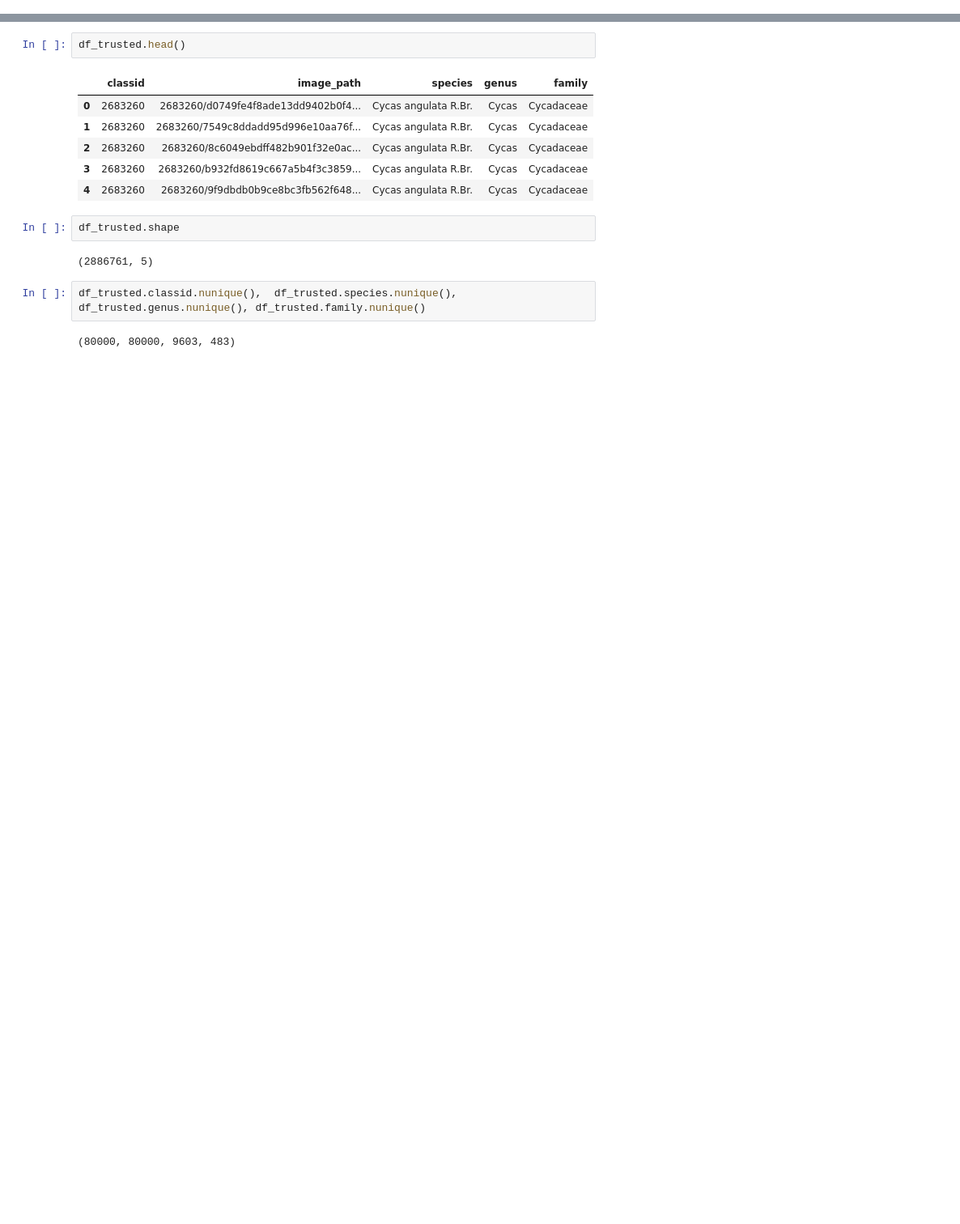
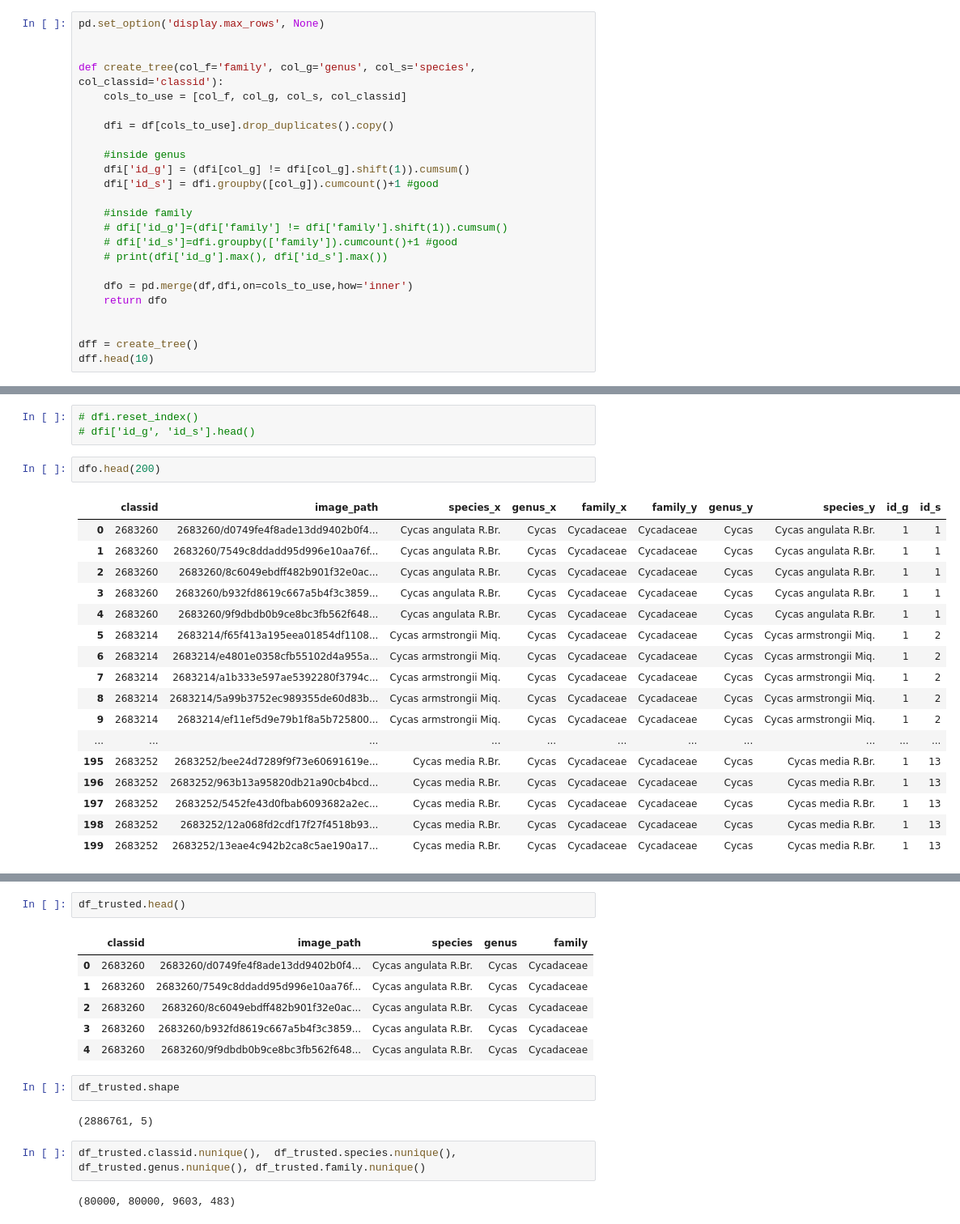
Before and after one commit to maeotaku/biomachina_hierarchical_softmax, a Jupyter notebook: supr_training.ipynb, the cells around one changed output, grey strips where cells are left out. Shown at 81% size. Saved outputs shown, nothing was run; the diff lists cells and outputs as text; blank space fills up the shorter version.

```diff
--- a/supr_training.ipynb
+++ b/supr_training.ipynb
@@ -18,0 +90,24 @@ from datasets import PlantCLEF2022Supr, PlantCLEF2022_Dataset
+# %%
+pd.set_option('display.max_rows', None)
+
+
+def create_tree(col_f='family', col_g='genus', col_s='species', col_classid='classid'):
+    cols_to_use = [col_f, col_g, col_s, col_classid]
+
+    dfi = df[cols_to_use].drop_duplicates().copy()
+
+    #inside genus
+    dfi['id_g'] = (dfi[col_g] != dfi[col_g].shift(1)).cumsum()
+    dfi['id_s'] = dfi.groupby([col_g]).cumcount()+1 #good
+
+    #inside family
+    # dfi['id_g']=(dfi['family'] != dfi['family'].shift(1)).cumsum()
+    # dfi['id_s']=dfi.groupby(['family']).cumcount()+1 #good
+    # print(dfi['id_g'].max(), dfi['id_s'].max())
+
+    dfo = pd.merge(df,dfi,on=cols_to_use,how='inner')
+    return dfo
+
+
+dff = create_tree()
+dff.head(10)
@@ -18,0 +132,23 @@ from datasets import PlantCLEF2022Supr, PlantCLEF2022_Dataset
+# %%
+# dfi.reset_index()
+# dfi['id_g', 'id_s'].head()
+# %%
+dfo.head(200)
+# %% [output]
+|  | classid | image_path | species_x | genus_x | family_x | family_y | genus_y | species_y | id_g | id_s |
+| 0 | 2683260 | 2683260/d0749fe4f8ade13dd9402b0f4... | Cycas angulata R.Br. | Cycas | Cycadaceae | Cycadaceae | Cycas | Cycas angulata R.Br. | 1 | 1 |
+| 1 | 2683260 | 2683260/7549c8ddadd95d996e10aa76f... | Cycas angulata R.Br. | Cycas | Cycadaceae | Cycadaceae | Cycas | Cycas angulata R.Br. | 1 | 1 |
+| 2 | 2683260 | 2683260/8c6049ebdff482b901f32e0ac... | Cycas angulata R.Br. | Cycas | Cycadaceae | Cycadaceae | Cycas | Cycas angulata R.Br. | 1 | 1 |
+| 3 | 2683260 | 2683260/b932fd8619c667a5b4f3c3859... | Cycas angulata R.Br. | Cycas | Cycadaceae | Cycadaceae | Cycas | Cycas angulata R.Br. | 1 | 1 |
+| 4 | 2683260 | 2683260/9f9dbdb0b9ce8bc3fb562f648... | Cycas angulata R.Br. | Cycas | Cycadaceae | Cycadaceae | Cycas | Cycas angulata R.Br. | 1 | 1 |
+| 5 | 2683214 | 2683214/f65f413a195eea01854df1108... | Cycas armstrongii Miq. | Cycas | Cycadaceae | Cycadaceae | Cycas | Cycas armstrongii Miq. | 1 | 2 |
+| 6 | 2683214 | 2683214/e4801e0358cfb55102d4a955a... | Cycas armstrongii Miq. | Cycas | Cycadaceae | Cycadaceae | Cycas | Cycas armstrongii Miq. | 1 | 2 |
+| 7 | 2683214 | 2683214/a1b333e597ae5392280f3794c... | Cycas armstrongii Miq. | Cycas | Cycadaceae | Cycadaceae | Cycas | Cycas armstrongii Miq. | 1 | 2 |
+| 8 | 2683214 | 2683214/5a99b3752ec989355de60d83b... | Cycas armstrongii Miq. | Cycas | Cycadaceae | Cycadaceae | Cycas | Cycas armstrongii Miq. | 1 | 2 |
+| 9 | 2683214 | 2683214/ef11ef5d9e79b1f8a5b725800... | Cycas armstrongii Miq. | Cycas | Cycadaceae | Cycadaceae | Cycas | Cycas armstrongii Miq. | 1 | 2 |
+| ... | ... | ... | ... | ... | ... | ... | ... | ... | ... | ... |
+| 195 | 2683252 | 2683252/bee24d7289f9f73e60691619e... | Cycas media R.Br. | Cycas | Cycadaceae | Cycadaceae | Cycas | Cycas media R.Br. | 1 | 13 |
+| 196 | 2683252 | 2683252/963b13a95820db21a90cb4bcd... | Cycas media R.Br. | Cycas | Cycadaceae | Cycadaceae | Cycas | Cycas media R.Br. | 1 | 13 |
+| 197 | 2683252 | 2683252/5452fe43d0fbab6093682a2ec... | Cycas media R.Br. | Cycas | Cycadaceae | Cycadaceae | Cycas | Cycas media R.Br. | 1 | 13 |
+| 198 | 2683252 | 2683252/12a068fd2cdf17f27f4518b93... | Cycas media R.Br. | Cycas | Cycadaceae | Cycadaceae | Cycas | Cycas media R.Br. | 1 | 13 |
+| 199 | 2683252 | 2683252/13eae4c942b2ca8c5ae190a17... | Cycas media R.Br. | Cycas | Cycadaceae | Cycadaceae | Cycas | Cycas media R.Br. | 1 | 13 |
```
Also changed, not shown: parts of 18 cells of this notebook, 9 other files.
